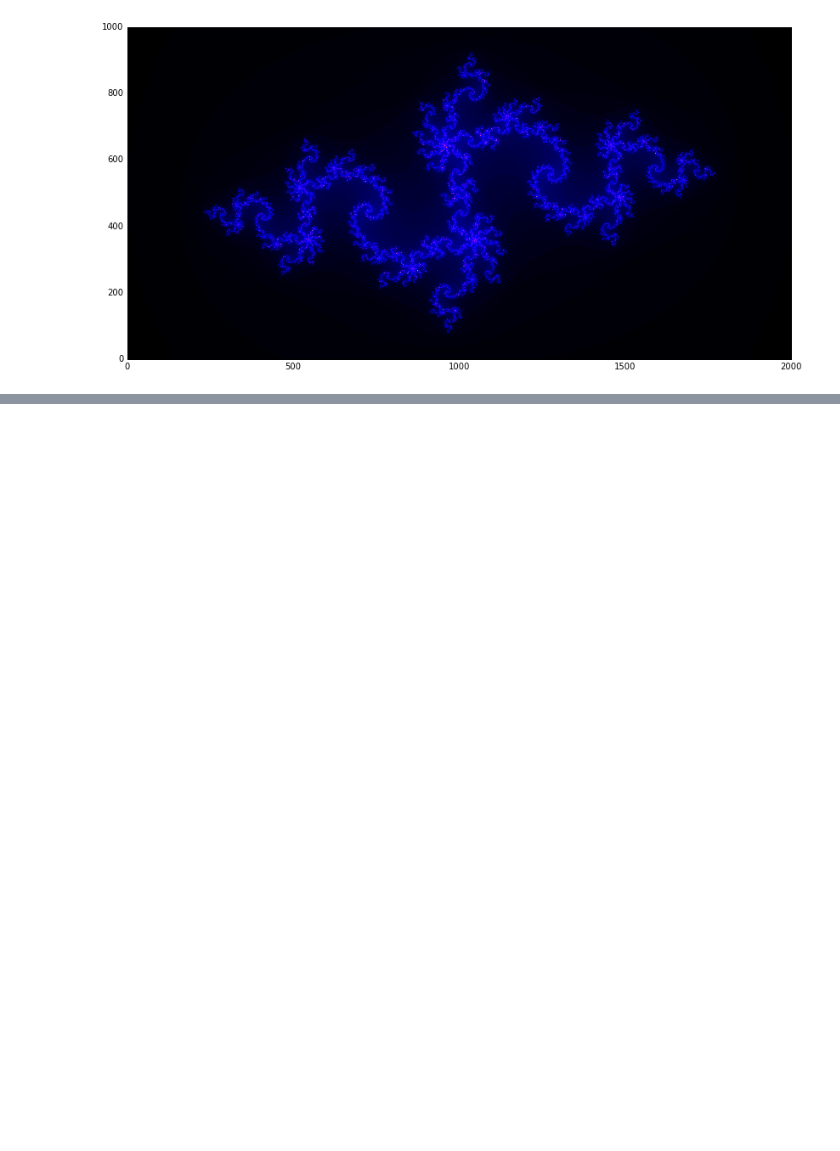
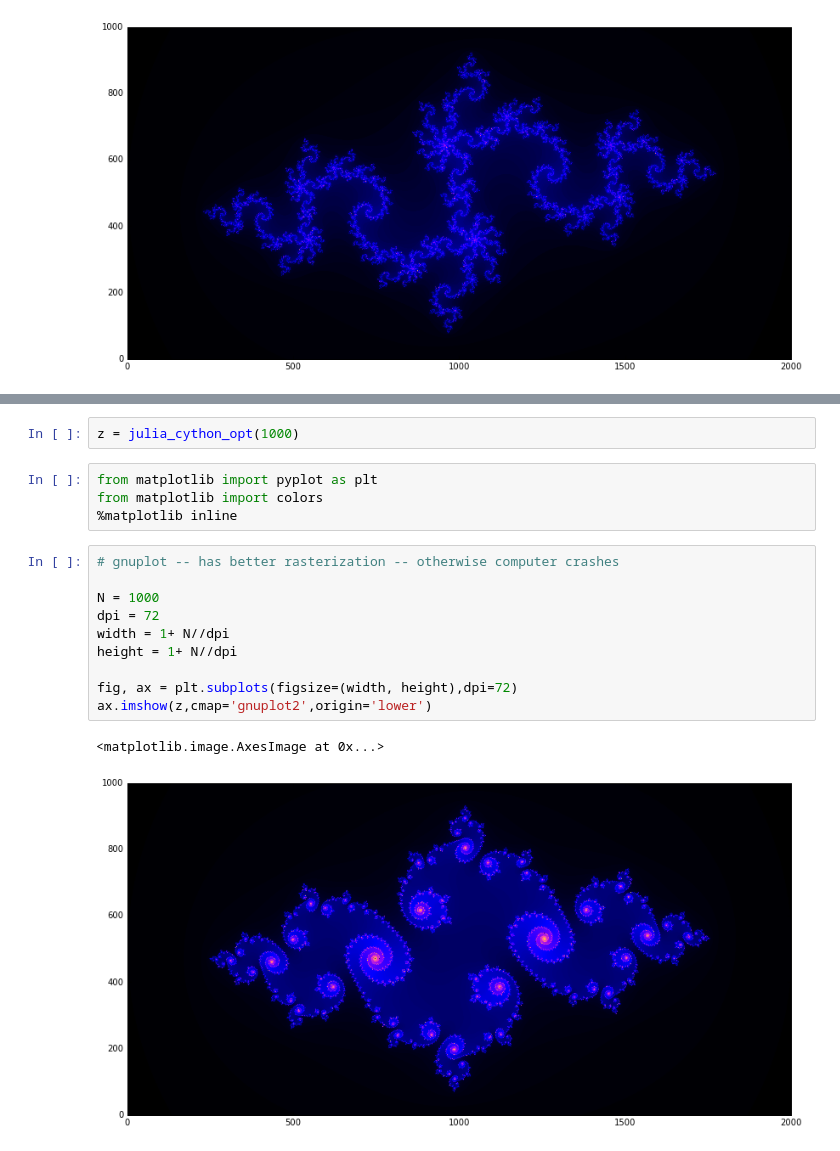
Before and after one commit to mango314/math-blog, a Jupyter notebook: 080416-Julia-Set.ipynb, the cells around one changed output, grey strips where cells are left out. Drawn from its saved outputs; the diff is of its cells as text; blank space fills up the shorter version.

Commit message:
julia set

```diff
--- a/080416-Julia-Set.ipynb
+++ b/080416-Julia-Set.ipynb
@@ -220,0 +255,19 @@ ax.imshow(z,cmap='gnuplot2',origin='lower')
+# %%
+z = julia_cython_opt(1000)
+# %%
+from matplotlib import pyplot as plt
+from matplotlib import colors
+%matplotlib inline
+# %%
+# gnuplot -- has better rasterization -- otherwise computer crashes
+
+N = 1000
+dpi = 72
+width = 1+ N//dpi
+height = 1+ N//dpi
+
+fig, ax = plt.subplots(figsize=(width, height),dpi=72)
+ax.imshow(z,cmap='gnuplot2',origin='lower')
+# %% [output]
+<matplotlib.image.AxesImage at 0x...>
+[figure, added]
```
Also changed, not shown: parts of 3 cells of this notebook.
